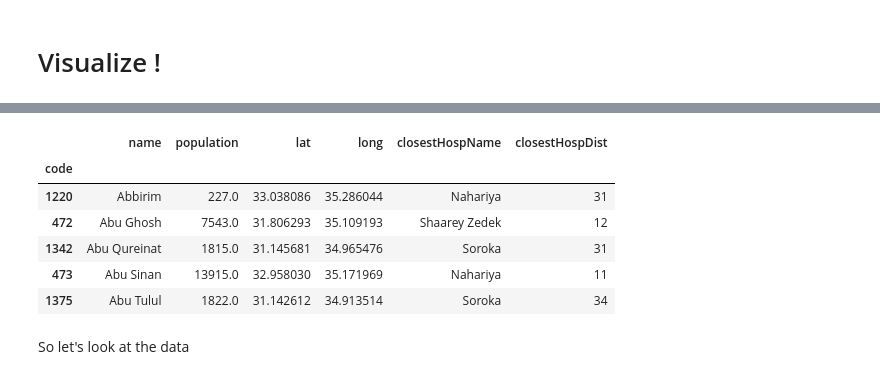
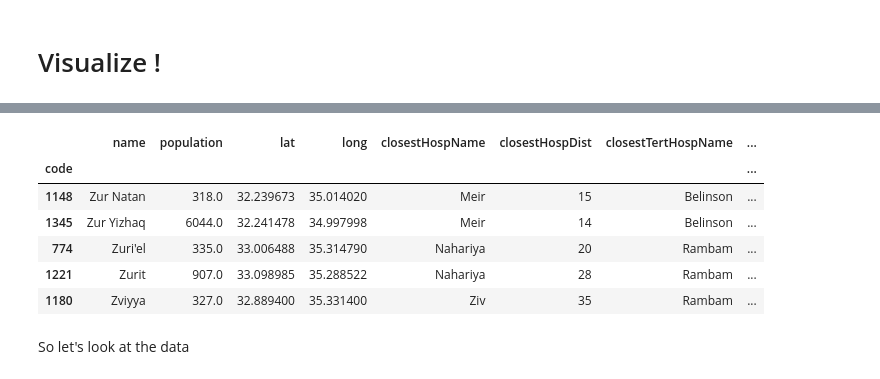
Before and after one commit to oregev11/visualize_israel, a Jupyter notebook: visualize_israel/2 Israely hospitals/6 Visualize Cities hospital distance.ipynb, the cells around one changed output, grey strips where cells are left out. Cells and saved outputs as stored; diff of their text form; code cells hidden in the pictures.

```diff
--- a/visualize_israel/2 Israely hospitals/6 Visualize Cities hospital distance.ipynb
+++ b/visualize_israel/2 Israely hospitals/6 Visualize Cities hospital distance.ipynb
@@ -79,0 +119,13 @@ closest_hospital.head()
+# %%
+#And also, let's add the name of the nearest hospital
+closest_hospital['closestHospName'] = hospitals.iloc[closest_hospital['closestHospId']]['engName'].values
+closest_tert_hospital['closestTertHospName'] = hospitals.iloc[closest_tert_hospital['closestTertHospId']]['engName'].values
+
+#merge both distances tables
+distances_to_hosp = pd.merge(closest_hospital, closest_tert_hospital, how='inner', left_index=True, right_index=True, sort=False)
+
+# #and convert the distance to Km
+distances_to_hosp['closestHospDist'] = distances_to_hosp['closestHospDist'].apply(lambda x : int(x/1000))
+distances_to_hosp['closestTertHospDist'] = distances_to_hosp['closestTertHospDist'].apply(lambda x : int(x/1000))
+
+distances_to_hosp.head()
@@ -84,11 +145,6 @@ The diffrent in raw numbers is because israel df still contains cities with miss
 
 We will loose them in the merging process.
 # %%
-israel = pd.merge(israel, closest_hospital, left_index = True, right_index = True)
+israel = pd.merge(israel, distances_to_hosp, left_index = True, right_index = True, how='inner')
+
 israel.sort_values('name', inplace = True)
-# %%
-#And also, let's add the name of the nearest hospital
-israel['closestHospName'] = hospitals.iloc[israel['closestHospId']]['engName'].values
-
-#and convert the distance to Km
-israel['closestHospDist'] = israel['closestHospDist'].apply(lambda x : int(x/1000))
@@ -94,0 +191,4 @@ israel['closestHospDist'] = israel['closestHospDist'].apply(lambda x : int(x/100
+# %%
+#not really sure why does cities distance are missing, but for now I will drop'em
+israel.drop([44, 1136], inplace=True)
+israel.shape
@@ -138,12 +240,12 @@ pd.Series(israel.columns)
 dtype: object
 # %%
-df = israel[['name', 'population', 'lat', 'long', 'closestHospName', 'closestHospDist']]
-df.head()
+df = israel[['name', 'population', 'lat', 'long', 'closestHospName', 'closestHospDist', 'closestTertHospName', 'closestTertHospDist' ]]
+df.tail()
 # %% [output]
-|  | name | population | lat | long | closestHospName | closestHospDist |
-| code |  |  |  |  |  |  |
-| 1220 | Abbirim | 227.0 | 33.038086 | 35.286044 | Nahariya | 31 |
-| 472 | Abu Ghosh | 7543.0 | 31.806293 | 35.109193 | Shaarey Zedek | 12 |
-| 1342 | Abu Qureinat | 1815.0 | 31.145681 | 34.965476 | Soroka | 31 |
-| 473 | Abu Sinan | 13915.0 | 32.958030 | 35.171969 | Nahariya | 11 |
-| 1375 | Abu Tulul | 1822.0 | 31.142612 | 34.913514 | Soroka | 34 |
+|  | name | population | lat | long | closestHospName | closestHospDist | closestTertHospName | ... |
+| code |  |  |  |  |  |  |  | ... |
+| 1148 | Zur Natan | 318.0 | 32.239673 | 35.014020 | Meir | 15 | Belinson | ... |
+| 1345 | Zur Yizhaq | 6044.0 | 32.241478 | 34.997998 | Meir | 14 | Belinson | ... |
+| 774 | Zuri'el | 335.0 | 33.006488 | 35.314790 | Nahariya | 20 | Rambam | ... |
+| 1221 | Zurit | 907.0 | 33.098985 | 35.288522 | Nahariya | 28 | Rambam | ... |
+| 1180 | Zviyya | 327.0 | 32.889400 | 35.331400 | Ziv | 35 | Rambam | ... |
```
Also changed, not shown: parts of 42 cells of this notebook.
